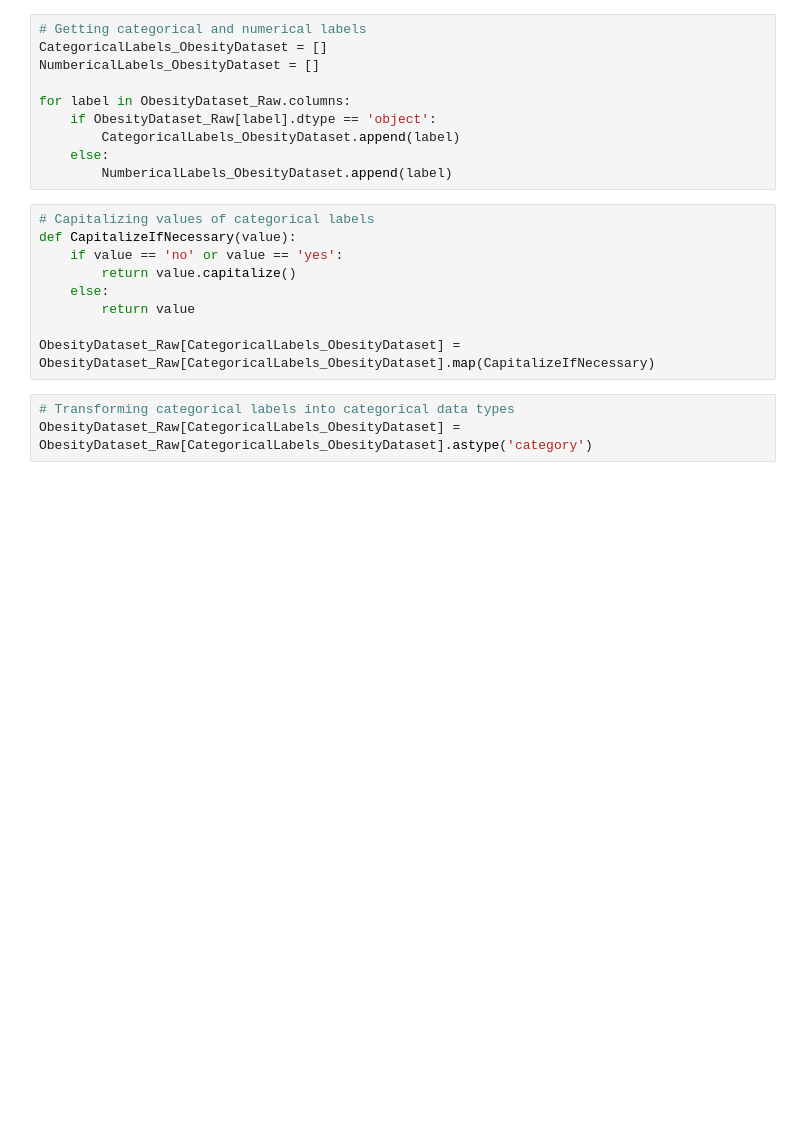
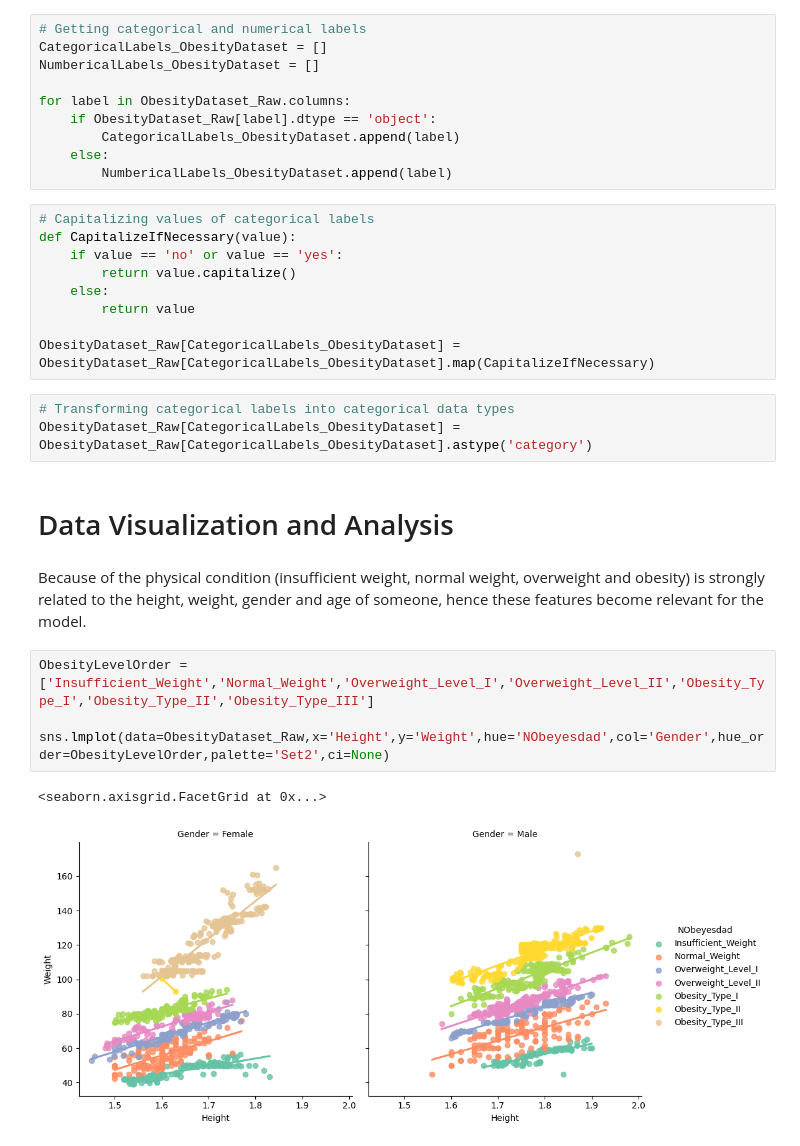
Before and after one commit to alexisuaguilaru/Obesity_Levels_Model, a Jupyter notebook: Exploratory_Data_Analysis/ExploratoryDataAnalysis.ipynb, the cells around one changed output. Drawn from its saved outputs; the diff is of its cells as text; blank space fills up the shorter version.

Commit message:
ADD introduction, plot and report to data visualization section in EDA

```diff
--- a/Exploratory_Data_Analysis/ExploratoryDataAnalysis.ipynb
+++ b/Exploratory_Data_Analysis/ExploratoryDataAnalysis.ipynb
@@ -39,3 +39,14 @@ ObesityDataset_Raw[CategoricalLabels_ObesityDataset] = ObesityDataset_Raw[Catego
 # %%
 # Transforming categorical labels into categorical data types
 ObesityDataset_Raw[CategoricalLabels_ObesityDataset] = ObesityDataset_Raw[CategoricalLabels_ObesityDataset].astype('category')
+# %% [markdown]
+# Data Visualization and Analysis
+# %% [markdown]
+Because of the physical condition (insufficient weight, normal weight, overweight and obesity) is strongly related to the height, weight, gender and age of someone, hence these features become relevant for the model.
+# %%
+ObesityLevelOrder = ['Insufficient_Weight','Normal_Weight','Overweight_Level_I','Overweight_Level_II','Obesity_Type_I','Obesity_Type_II','Obesity_Type_III']
+
+sns.lmplot(data=ObesityDataset_Raw,x='Height',y='Weight',hue='NObeyesdad',col='Gender',hue_order=ObesityLevelOrder,palette='Set2',ci=None)
+# %% [output]
+<seaborn.axisgrid.FacetGrid at 0x...>
+[figure, added]
```
Also changed, not shown: parts of 3 cells of this notebook.
